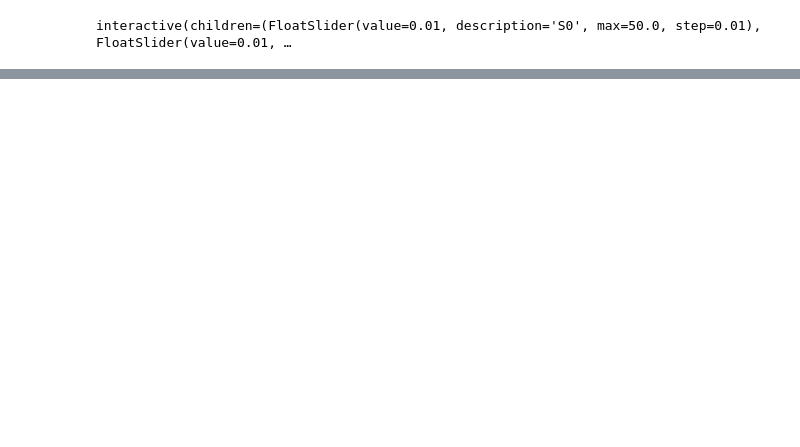
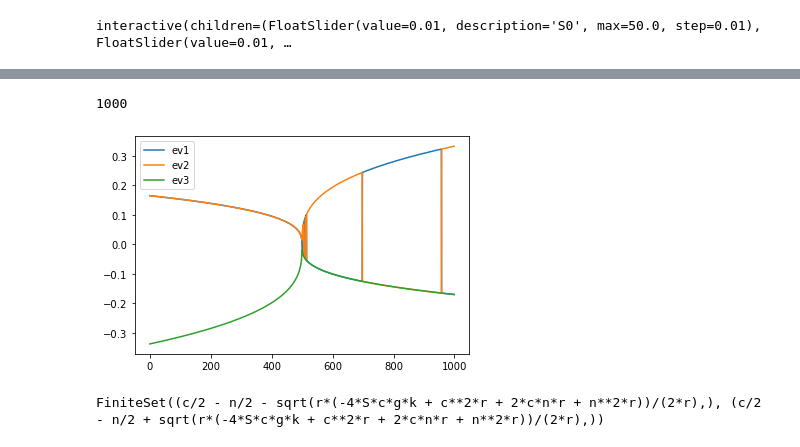
Before and after one commit to ymaltsman/Optimal-Foraging, a Jupyter notebook: DEmodel/ODEmodel.ipynb, the cells around one changed output, grey strips where cells are left out. Saved outputs shown, nothing was run; the diff lists cells and outputs as text; code cells hidden in the pictures; blank space fills up the shorter version.

```diff
--- a/DEmodel/ODEmodel.ipynb
+++ b/DEmodel/ODEmodel.ipynb
@@ -343 +436,53 @@ interactive(children=(FloatSlider(value=0.01, description='S0', max=50.0, step=0
+# %%
+##plotting eigenvalues as a function of gamma
+def compevals(gamma, Rn=100, k=.35, r=.02, Rc=200, Ebar = .1, nu = .0036):
+    Scrit = Rn*r*(Rc*gamma*k-Rc-Rn)/(Rc*(gamma*k-1)**2)
+    Rcrit = Rn/(gamma*k-1)
+
+    init_printing(use_unicode=True)
+    M = Matrix([[0, 0, gamma*k*Rn/(Rcrit+Rn)**2], [nu*Scrit/Ebar, 0, 0], [0, k*gamma*Rcrit/(Rcrit+Rn), r*(1-(Rcrit/Rc))-(r*Rcrit/Rc)-(Scrit*k*gamma*Rn)/(Rcrit+Rn)**2]])
+    evals = M.eigenvals()
+
+    return evals
+# %%
+def plotevals(Rn=100, k=.35, r=.02, Rc=200, Ebar = .1, nu = .0036):
+    nu = np.linspace(-1,1,1000)
+    gamma = ((Rc+Rn)/(Rc*k))+1
+    evals = [compevals(gamma, Rn, k, r, Rc, Ebar, n) for n in nu]
+
+    ev1 = []
+    ev2 = []
+    ev3 = []
+
+    for i in range(len(evals)):
+        vals = list(evals[i].keys())
+        ev1.append(re(vals[0]))
+        ev2.append(re(vals[1]))
+        ev3.append(re(vals[2]))
+    n=0
+    for i, j, k in zip(ev1, ev2, ev3):
+        if i <= 0 and j <= 0 and k <= 0:
+            print(n)
+        else:
+            n += 1
+    print(n)
+
+    plt.plot(range(len(evals)), ev1, label='ev1')
+    plt.plot(range(len(evals)), ev2, label='ev2')
+    plt.plot(range(len(evals)), ev3, label='ev3')
+    legend=plt.legend()
+
+    plt.show()
+plotevals()
+# %% [output]
+1000
+[figure, added]
+# %%
+##can dR/dtau > 0 when S(t) > 0? nullcline for R(t):
+import math
+R, S, g, k, n, r, c, b, E, v = symbols('R, S, g, k, n, r, c, b, E, v', real=True)
+y = nonlinsolve([(-r/c)*R**2+r*R*(1-(n/c))+r*n-k*g*S],[R])
+print(y)
+# %% [output]
+FiniteSet((c/2 - n/2 - sqrt(r*(-4*S*c*g*k + c**2*r + 2*c*n*r + n**2*r))/(2*r),), (c/2 - n/2 + sqrt(r*(-4*S*c*g*k + c**2*r + 2*c*n*r + n**2*r))/(2*r),))
 # %% [markdown]
```
Also changed, not shown: parts of 23 cells of this notebook.
